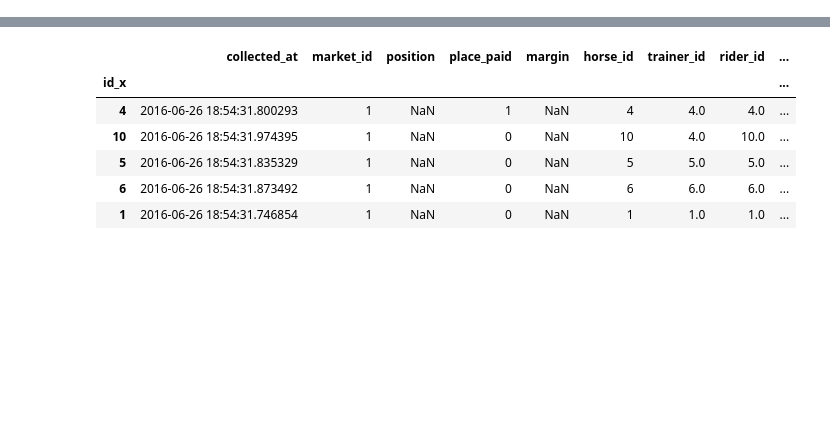
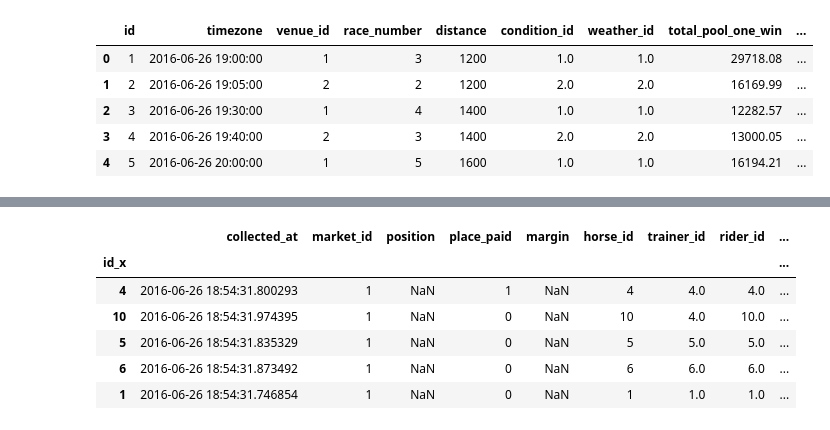
Before and after one commit to ryankresse/horses, a Jupyter notebook: make_features.ipynb, the cells around one changed output, grey strips where cells are left out. Cells and saved outputs as stored; diff of their text form; code cells hidden in the pictures; blank space fills up the shorter version.

```diff
--- a/make_features.ipynb
+++ b/make_features.ipynb
@@ -7,3 +7,12 @@ pd.set_option('display.max_columns', 50)
 # %%
 df_market = pd.read_csv("input/markets.csv")
 df_runners = pd.read_csv("input/runners.csv",dtype={'barrier': np.int16,'handicap_weight': np.float16})
+# %%
+df_market.head()
+# %% [output]
+|  | id | timezone | venue_id | race_number | distance | condition_id | weather_id | total_pool_one_win | ... |
+| 0 | 1 | 2016-06-26 19:00:00 | 1 | 3 | 1200 | 1.0 | 1.0 | 29718.08 | ... |
+| 1 | 2 | 2016-06-26 19:05:00 | 2 | 2 | 1200 | 2.0 | 2.0 | 16169.99 | ... |
+| 2 | 3 | 2016-06-26 19:30:00 | 1 | 4 | 1400 | 1.0 | 1.0 | 12282.57 | ... |
+| 3 | 4 | 2016-06-26 19:40:00 | 2 | 3 | 1400 | 2.0 | 2.0 | 13000.05 | ... |
+| 4 | 5 | 2016-06-26 20:00:00 | 1 | 5 | 1600 | 1.0 | 1.0 | 16194.21 | ... |
```
Also changed, not shown: parts of 3 cells of this notebook, 4 other files.
